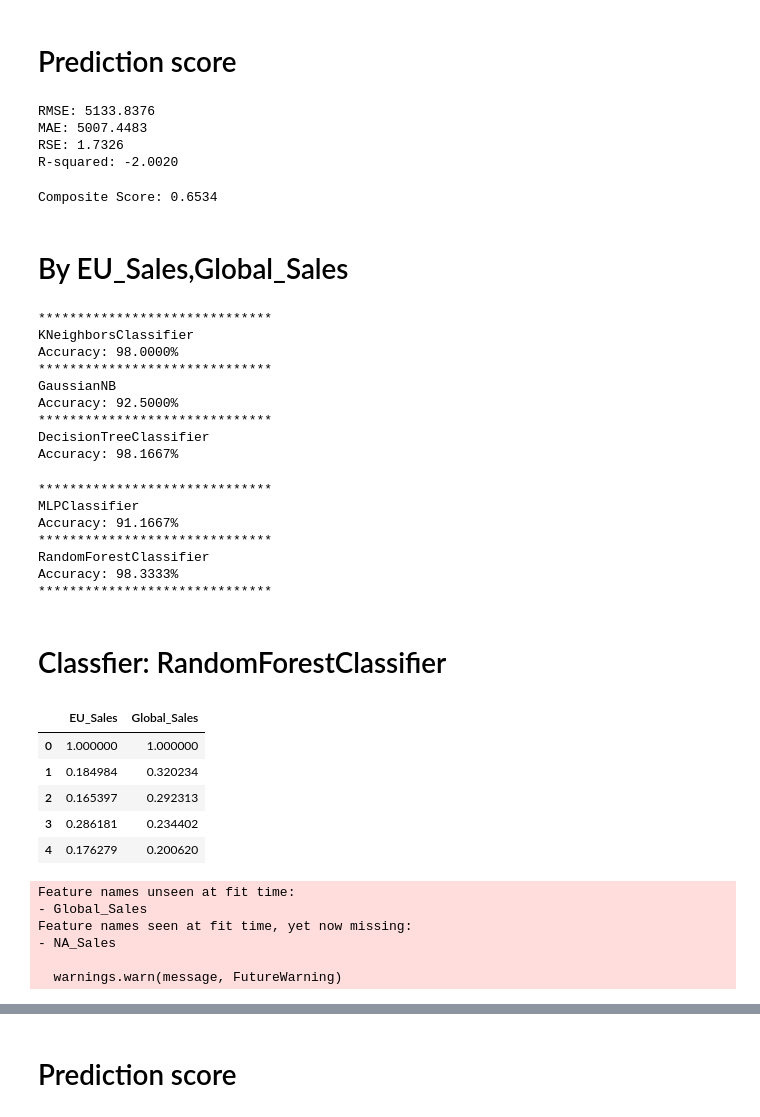
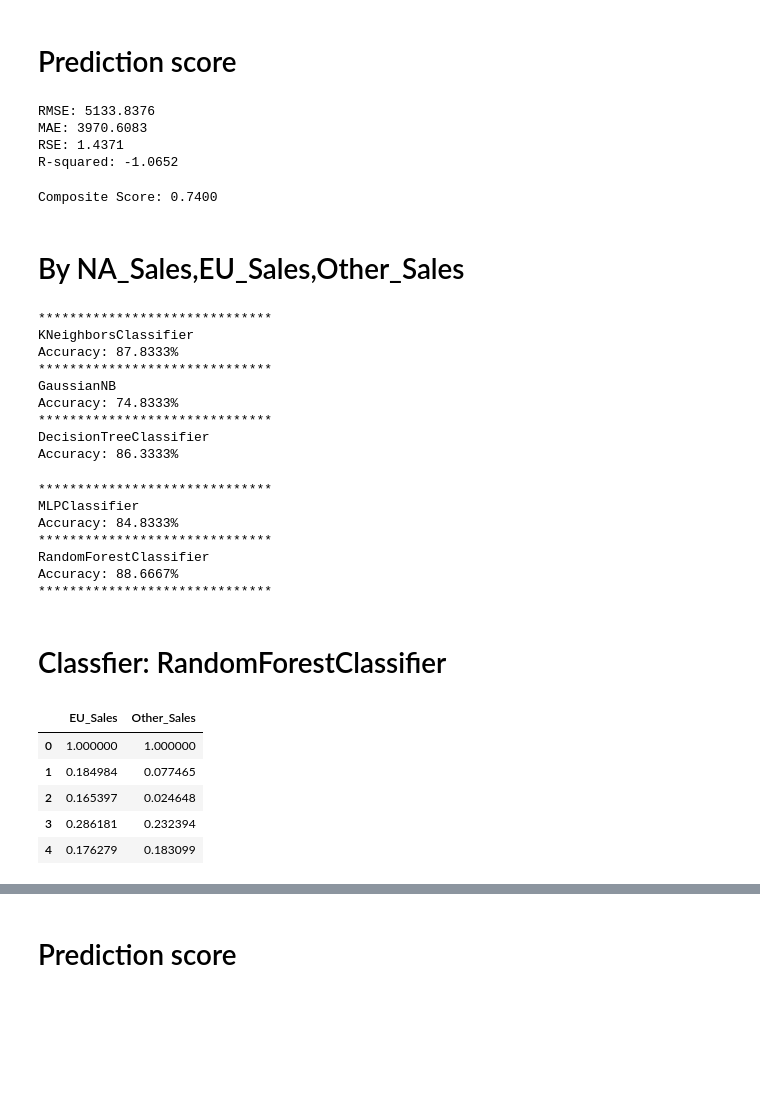
Before and after one commit to Hazel0301/Data-Mining, a Jupyter notebook: Final project/final_project.ipynb, the cells around one changed output, grey strips where cells are left out. Saved outputs shown, nothing was run; the diff lists cells and outputs as text; code cells hidden in the pictures; blank space fills up the shorter version.

```diff
--- a/Final project/final_project.ipynb
+++ b/Final project/final_project.ipynb
@@ -367,36 +358,36 @@ x_dt_train, x_dt_test, y_dt_train, y_dt_test = train_test_split(x,y,test_size=0.
 # %%
 from sklearn.metrics import mean_squared_error, mean_absolute_error, r2_score
 
-mse = mean_squared_error(y_dt_test, raw_dt_predictions)
+mse = mean_squared_error(y_rt1_test, raw_rt1_predictions)
 print(f'RMSE: {rmse:.4f}')
 
-mae = mean_absolute_error(y_dt_test, raw_dt_predictions)
+mae = mean_absolute_error(y_rt1_test, raw_rt1_predictions)
 print(f'MAE: {mae:.4f}')
 
-rse = np.sqrt(mse) / np.std(y_dt_test)
+rse = np.sqrt(mse) / np.std(y_rt1_test)
 print(f'RSE: {rse:.4f}')
 
-r2 = r2_score(y_dt_test, raw_dt_predictions)
+r2 = r2_score(y_rt1_test, raw_rt1_predictions)
 print(f'R-squared: {r2:.4f}')
 # %% [output]
 RMSE: 5133.8376
-MAE: 5007.4483
-RSE: 1.7326
-R-squared: -2.0020
+MAE: 3970.6083
+RSE: 1.4371
+R-squared: -1.0652
 # %%
-rmse_normalized = rmse / np.std(y_dt_test)
-mae_normalized = mae / np.std(y_dt_test)
+rmse_normalized = rmse / np.std(y_rt1_test)
+mae_normalized = mae / np.std(y_rt1_test)
 
 # 綜合評估分數
 dt_composite_score = .25 *(rmse_normalized + mae_normalized + rse + r2)
 
 print(f'Composite Score: {dt_composite_score:.4f}')
 # %% [output]
-Composite Score: 0.6534
+Composite Score: 0.7400
 # %% [markdown]
-# By EU_Sales,Global_Sales
+# By NA_Sales,EU_Sales,Other_Sales
 # %%
-x_cla = train[['EU_Sales', 'Global_Sales']]
+x_cla = train[['NA_Sales', 'EU_Sales', 'Other_Sales']]
 y_cla = train['Rank']
 
 k_bins = KBinsDiscretizer(n_bins=5, encode='ordinal', strategy='quantile')
@@ -427,44 +418,30 @@ print('*' * 30)
 # %% [output]
 ******************************
 KNeighborsClassifier
-Accuracy: 98.0000%
+Accuracy: 87.8333%
 ******************************
 GaussianNB
-Accuracy: 92.5000%
+Accuracy: 74.8333%
 ******************************
 DecisionTreeClassifier
-Accuracy: 98.1667%
+Accuracy: 86.3333%
 ******************************
 MLPClassifier
-Accuracy: 91.1667%
+Accuracy: 84.8333%
 ******************************
 RandomForestClassifier
-Accuracy: 98.3333%
+Accuracy: 88.6667%
 ******************************
 # %% [markdown]
 # Classfier: RandomForestClassifier
 # %%
-x_rt_train, x_rt_test, y_rt_train, y_rt_test = train_test_split(x,y,test_size=0.076,random_state=45)
-x_rt_test = test.drop(['Name','NA_Sales','JP_Sales','Other_Sales'],axis=1)
-x_rt_test.head()
+x_rt2_train, x_rt2_test, y_rt2_train, y_rt2_test = train_test_split(x,y,test_size=0.076,random_state=45)
+x_rt2_test = test.drop(['Name','NA_Sales','JP_Sales','Global_Sales'],axis=1)
+x_rt2_test.head()
 # %% [output]
-|  | EU_Sales | Global_Sales |
+|  | EU_Sales | Other_Sales |
 | 0 | 1.000000 | 1.000000 |
-| 1 | 0.184984 | 0.320234 |
-| 2 | 0.165397 | 0.292313 |
-| 3 | 0.286181 | 0.234402 |
-| 4 | 0.176279 | 0.200620 |
+| 1 | 0.184984 | 0.077465 |
+| 2 | 0.165397 | 0.024648 |
+| 3 | 0.286181 | 0.232394 |
+| 4 | 0.176279 | 0.183099 |
-# %%
-from sklearn.ensemble import RandomForestClassifier
-
-RT = RandomForestClassifier(max_depth=8,min_samples_split=3)
-RT.fit(x_rt_train,y_rt_train)
-raw_rt_predictions = RT.predict(x_rt_test)
-rt_predictions = np.round(raw_rt_predictions).astype(int)
-# %% [output]
-Feature names unseen at fit time:
-- Global_Sales
-Feature names seen at fit time, yet now missing:
-- NA_Sales
-
-  warnings.warn(message, FutureWarning)
```
Also changed, not shown: parts of 27 cells of this notebook, 8 other files.
